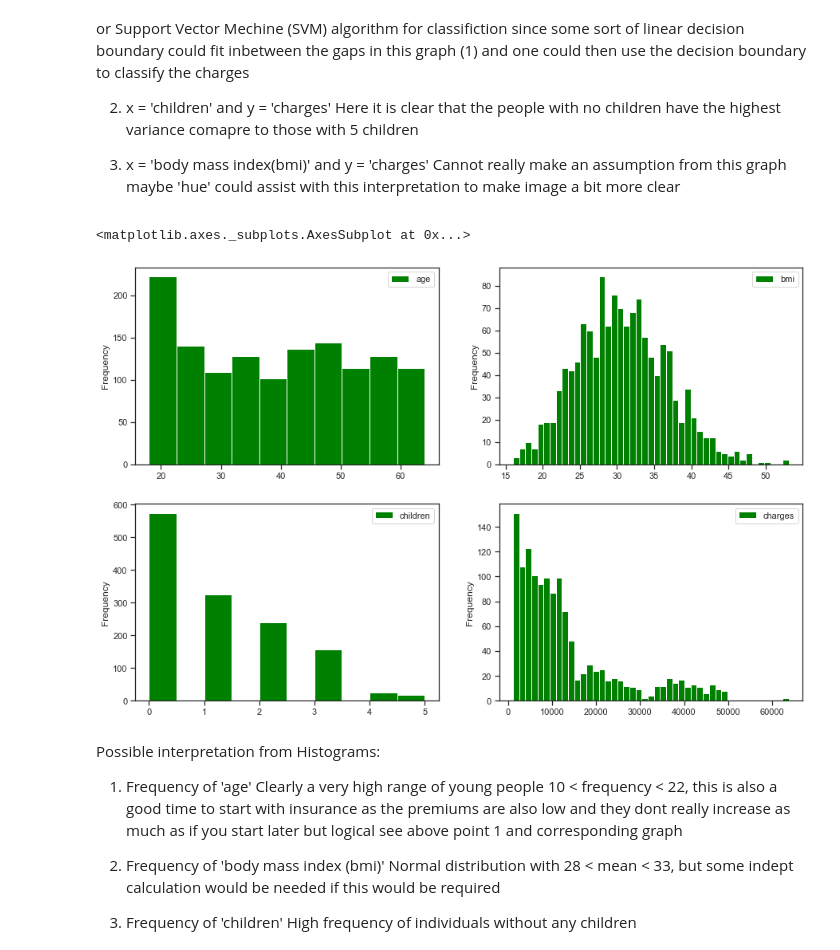
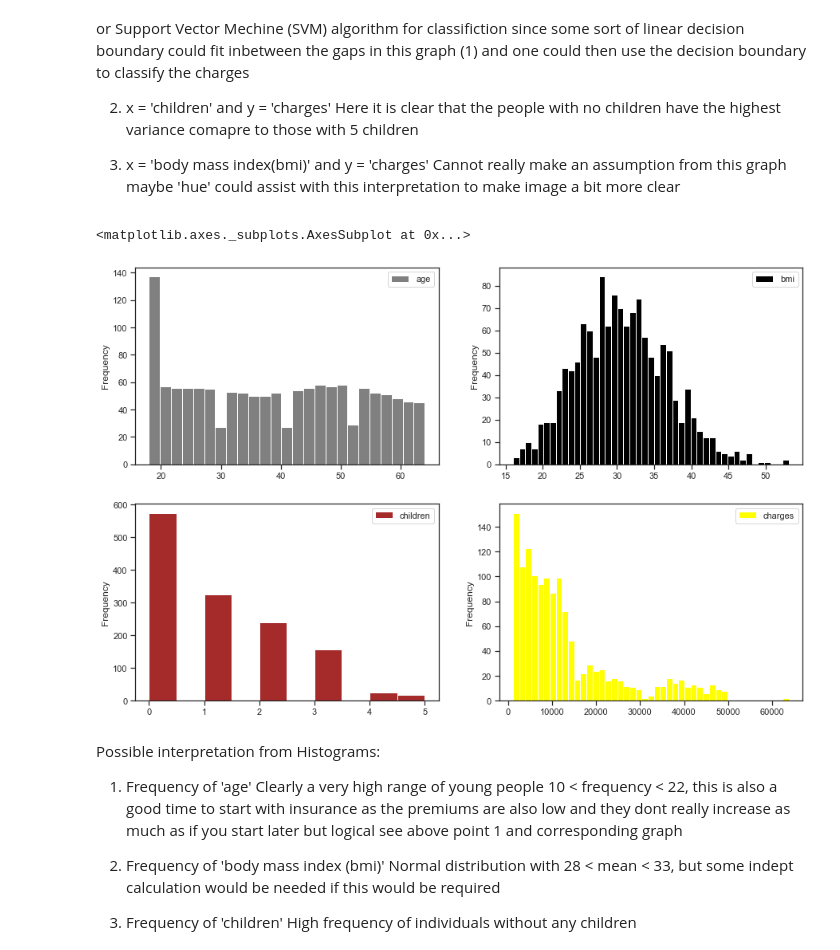
Before and after one commit to dhimantj/ML-Projects, a Jupyter notebook: 1_Linear Regression Projects/Linear Regression - insurance data - Portfolio - James Odendal, PhD.ipynb, the cells around one changed output. Saved outputs shown, nothing was run; the diff lists cells and outputs as text; code cells hidden in the pictures.

```diff
--- a/1_Linear Regression Projects/Linear Regression - insurance data - Portfolio - James Odendal, PhD.ipynb
+++ b/1_Linear Regression Projects/Linear Regression - insurance data - Portfolio - James Odendal, PhD.ipynb
@@ -144,13 +144,13 @@ Cannot really make an assumption from this graph maybe 'hue' could assist with t
 # %%
 fig, axes = plt.subplots(nrows = 2, ncols = 2, figsize = (15,10))
 
-insdf.plot(kind='hist', y='age', ax=axes[0][0], color = 'green')
-insdf.plot(kind='hist', y='bmi', ax=axes[0][1], color = 'green', bins = 45)
-insdf.plot(kind='hist', y='children', ax=axes[1][0], color = 'green', bins = 10)
-insdf.plot(kind='hist', y='charges', ax=axes[1][1], color = 'green', bins = 45)
+insdf.plot(kind='hist', y='age', ax=axes[0][0], color = 'grey', bins = 25)
+insdf.plot(kind='hist', y='bmi', ax=axes[0][1], color = 'black', bins = 45)
+insdf.plot(kind='hist', y='children', ax=axes[1][0], color = 'brown', bins = 10)
+insdf.plot(kind='hist', y='charges', ax=axes[1][1], color = 'yellow', bins = 45)
 # %% [output]
 <matplotlib.axes._subplots.AxesSubplot at 0x...>
-[figure, old version]
+[figure, new version]
 # %% [markdown]
 Possible interpretation from Histograms:
 
```
Also changed, not shown: parts of 60 cells of this notebook.
